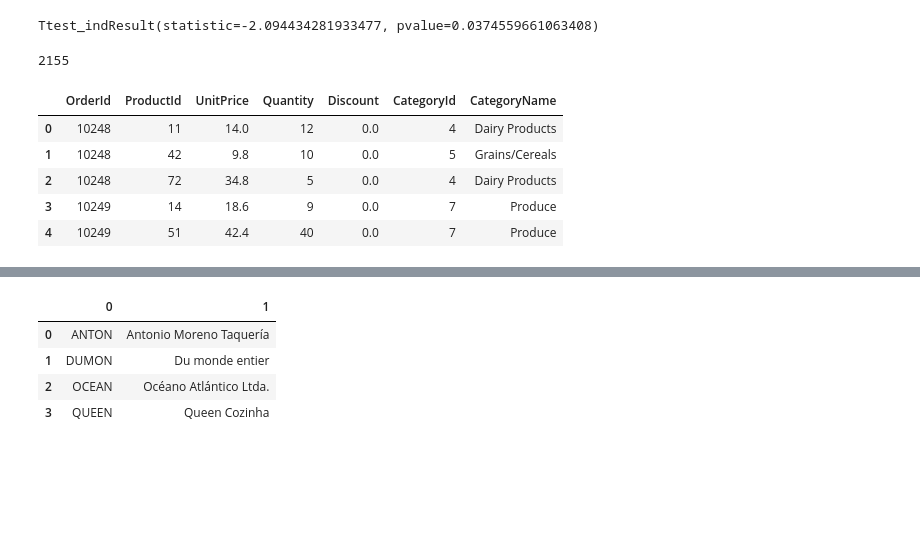
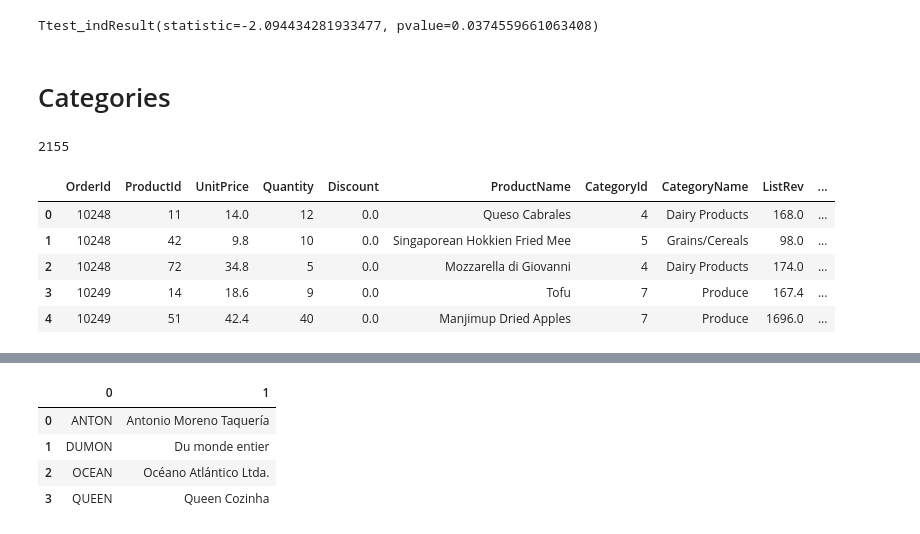
Before and after one commit to AndrewJ1/FI_Module_3, a Jupyter notebook: Project wip/dsc-mod-3-project-online-ds-pt-041519/Project WIP.ipynb, the cells around one changed output, grey strips where cells are left out. Drawn from its saved outputs; the diff is of its cells as text; code cells hidden in the pictures; blank space fills up the shorter version.

```diff
--- a/Project wip/dsc-mod-3-project-online-ds-pt-041519/Project WIP.ipynb
+++ b/Project wip/dsc-mod-3-project-online-ds-pt-041519/Project WIP.ipynb
@@ -531,25 +542,33 @@ Ttest_indResult(statistic=-2.094434281933477, pvalue=0.0374559661063408)
+# %% [markdown]
+# Categories
 # %%
 # Getting data for Categories.
 # Test - there is no difference in discount level by Category
 # %%
 cur.execute("""SELECT OrderId, ProductId, od.UnitPrice, Quantity, Discount,
-                CategoryId,
-                CategoryName
+                ProductName, CategoryId, CategoryName,
+                od.UnitPrice * od.Quantity AS 'ListRev',
+                od.UnitPrice * (1 - od.Discount) * od.Quantity AS 'GrossRev',
+                od.Discount * od.UnitPrice * od.Quantity AS 'DiscVal',
+                    CASE
+                    WHEN od.Discount == 0 THEN 0
+                    ELSE 1
+                    END AS 'Disc_0_1'
                 FROM [OrderDetail] od
                 JOIN [Product] p
                 ON od.ProductId = p.Id
                 JOIN Category c
                 ON c.Id = p.CategoryId""");
 
 Cat_df = pd.DataFrame(cur.fetchall())
 Cat_df.columns = [i[0] for i in cur.description]
 print(len(Cat_df))
 Cat_df.head()
 # %% [output]
 2155
-|  | OrderId | ProductId | UnitPrice | Quantity | Discount | CategoryId | CategoryName |
-| 0 | 10248 | 11 | 14.0 | 12 | 0.0 | 4 | Dairy Products |
-| 1 | 10248 | 42 | 9.8 | 10 | 0.0 | 5 | Grains/Cereals |
-| 2 | 10248 | 72 | 34.8 | 5 | 0.0 | 4 | Dairy Products |
-| 3 | 10249 | 14 | 18.6 | 9 | 0.0 | 7 | Produce |
-| 4 | 10249 | 51 | 42.4 | 40 | 0.0 | 7 | Produce |
+|  | OrderId | ProductId | UnitPrice | Quantity | Discount | ProductName | CategoryId | CategoryName | ListRev | ... |
+| 0 | 10248 | 11 | 14.0 | 12 | 0.0 | Queso Cabrales | 4 | Dairy Products | 168.0 | ... |
+| 1 | 10248 | 42 | 9.8 | 10 | 0.0 | Singaporean Hokkien Fried Mee | 5 | Grains/Cereals | 98.0 | ... |
+| 2 | 10248 | 72 | 34.8 | 5 | 0.0 | Mozzarella di Giovanni | 4 | Dairy Products | 174.0 | ... |
+| 3 | 10249 | 14 | 18.6 | 9 | 0.0 | Tofu | 7 | Produce | 167.4 | ... |
+| 4 | 10249 | 51 | 42.4 | 40 | 0.0 | Manjimup Dried Apples | 7 | Produce | 1696.0 | ... |
```
Also changed, not shown: parts of 51 cells of this notebook, 3 other files.
